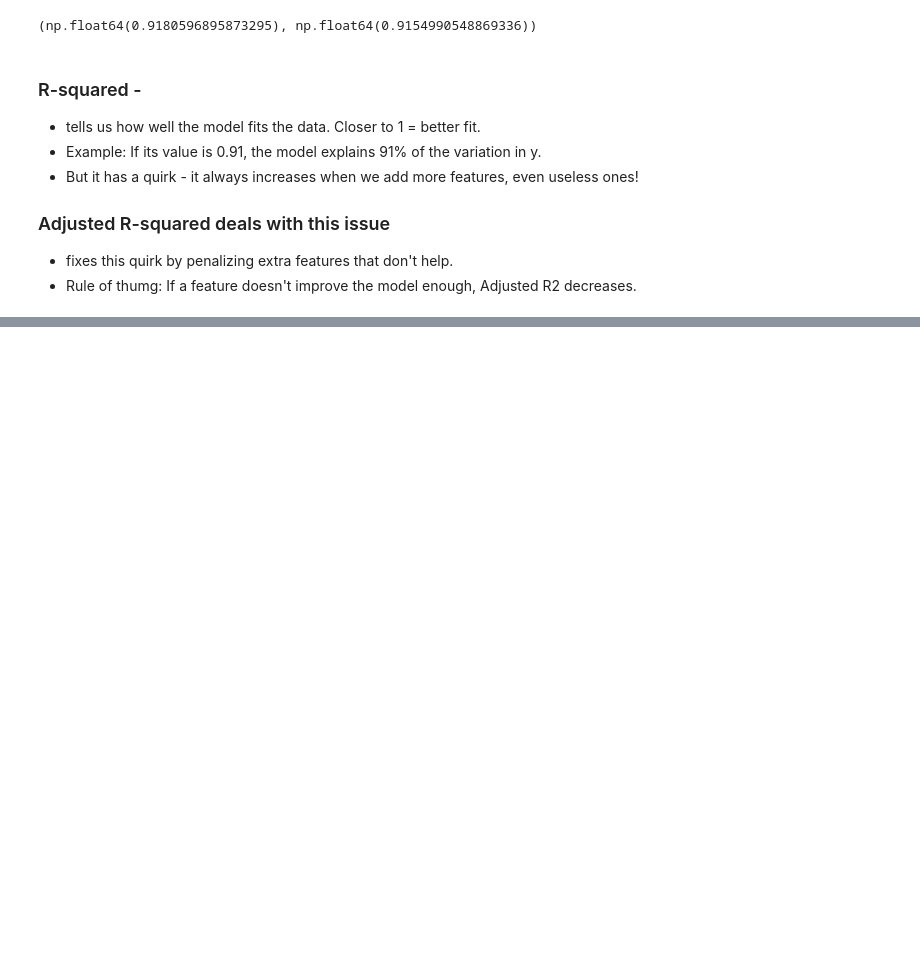
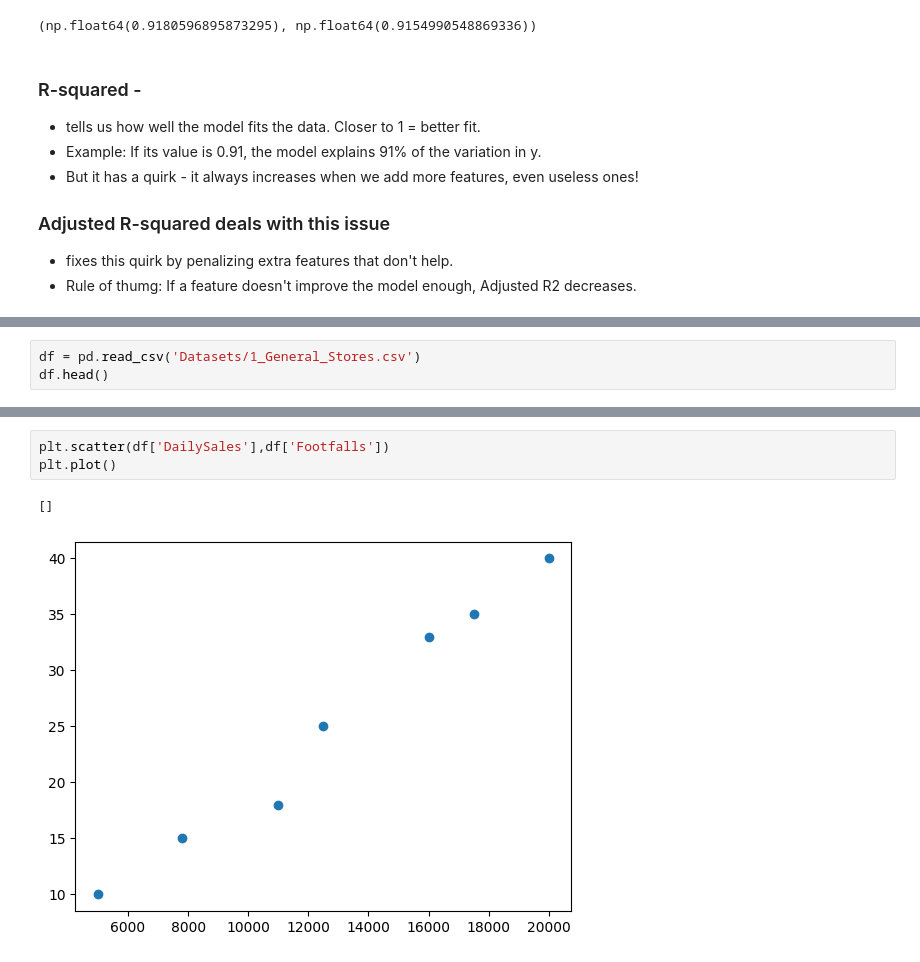
Before and after one commit to AmeyPhutane123/LearningDataScience, a Jupyter notebook: Data Science/LearningNotebooksbyAmey/1_LinearRegressionModel.ipynb, the cells around one changed output, grey strips where cells are left out. Drawn from its saved outputs; the diff is of its cells as text; blank space fills up the shorter version.

```diff
--- a/Data Science/LearningNotebooksbyAmey/1_LinearRegressionModel.ipynb
+++ b/Data Science/LearningNotebooksbyAmey/1_LinearRegressionModel.ipynb
@@ -184,0 +188,3 @@ model.rsquared, model.rsquared_adj
+# %%
+df = pd.read_csv('Datasets/1_General_Stores.csv')
+df.head()
@@ -184,0 +210,6 @@ model.rsquared, model.rsquared_adj
+# %%
+plt.scatter(df['DailySales'],df['Footfalls'])
+plt.plot()
+# %% [output]
+[]
+[figure, added]
```
Also changed, not shown: parts of 18 cells of this notebook, 1 other file.
